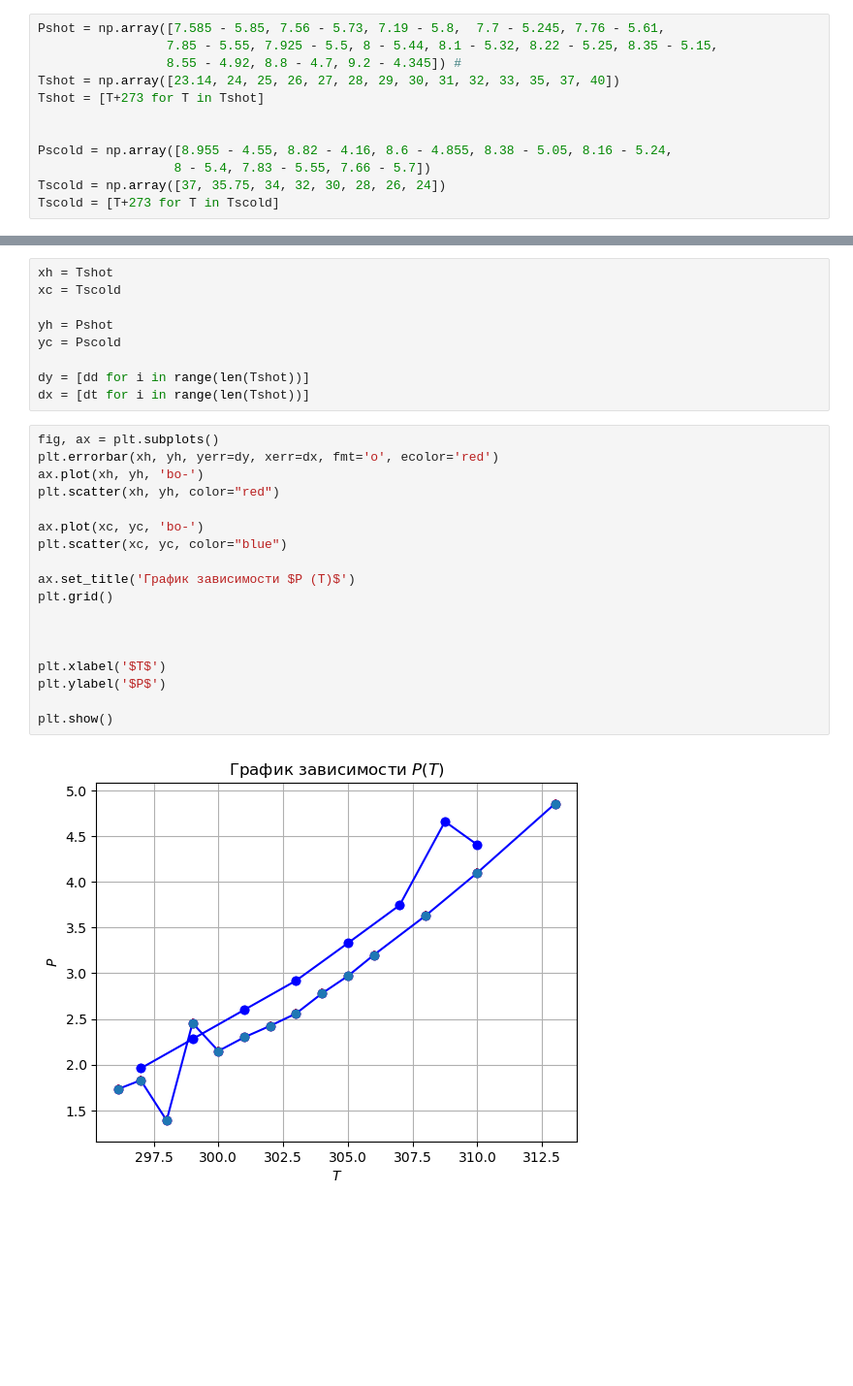
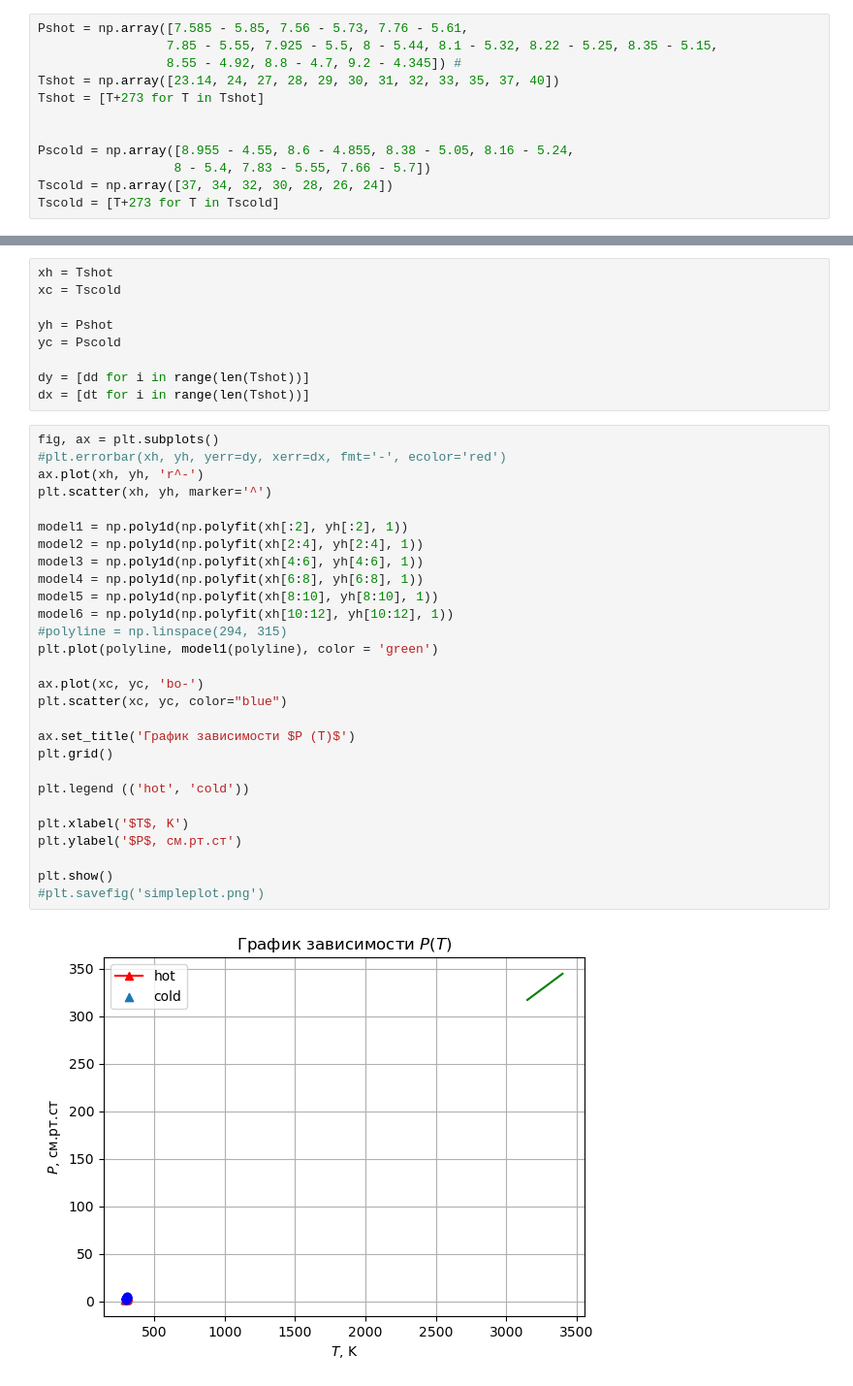
Before and after one commit to juliaProjorlivy/laba, a Jupyter notebook: 2_sem/laba_2.4.1/2.4.1.ipynb, the cells around one changed output, grey strips where cells are left out. Shown at 97% size. Drawn from its saved outputs; the diff is of its cells as text; blank space fills up the shorter version.

```diff
--- a/2_sem/laba_2.4.1/2.4.1.ipynb
+++ b/2_sem/laba_2.4.1/2.4.1.ipynb
@@ -10,15 +11,15 @@ rho = 13500
 dd = 0.5 * 0.1 #cm
 dt = 0.01
 # %%
-Pshot = np.array([7.585 - 5.85, 7.56 - 5.73, 7.19 - 5.8,  7.7 - 5.245, 7.76 - 5.61,
+Pshot = np.array([7.585 - 5.85, 7.56 - 5.73, 7.76 - 5.61,
                  7.85 - 5.55, 7.925 - 5.5, 8 - 5.44, 8.1 - 5.32, 8.22 - 5.25, 8.35 - 5.15,
                  8.55 - 4.92, 8.8 - 4.7, 9.2 - 4.345]) #
-Tshot = np.array([23.14, 24, 25, 26, 27, 28, 29, 30, 31, 32, 33, 35, 37, 40])
+Tshot = np.array([23.14, 24, 27, 28, 29, 30, 31, 32, 33, 35, 37, 40])
 Tshot = [T+273 for T in Tshot]
 
 
-Pscold = np.array([8.955 - 4.55, 8.82 - 4.16, 8.6 - 4.855, 8.38 - 5.05, 8.16 - 5.24,
+Pscold = np.array([8.955 - 4.55, 8.6 - 4.855, 8.38 - 5.05, 8.16 - 5.24,
                   8 - 5.4, 7.83 - 5.55, 7.66 - 5.7])
-Tscold = np.array([37, 35.75, 34, 32, 30, 28, 26, 24])
+Tscold = np.array([37, 34, 32, 30, 28, 26, 24])
 Tscold = [T+273 for T in Tscold]
 # %%
@@ -55,21 +54,31 @@ dy = [dd for i in range(len(Tshot))]
 dx = [dt for i in range(len(Tshot))]
 # %%
 fig, ax = plt.subplots()
-plt.errorbar(xh, yh, yerr=dy, xerr=dx, fmt='o', ecolor='red')
-ax.plot(xh, yh, 'bo-')
-plt.scatter(xh, yh, color="red")
+#plt.errorbar(xh, yh, yerr=dy, xerr=dx, fmt='-', ecolor='red')
+ax.plot(xh, yh, 'r^-')
+plt.scatter(xh, yh, marker='^')
+
+model1 = np.poly1d(np.polyfit(xh[:2], yh[:2], 1))
+model2 = np.poly1d(np.polyfit(xh[2:4], yh[2:4], 1))
+model3 = np.poly1d(np.polyfit(xh[4:6], yh[4:6], 1))
+model4 = np.poly1d(np.polyfit(xh[6:8], yh[6:8], 1))
+model5 = np.poly1d(np.polyfit(xh[8:10], yh[8:10], 1))
+model6 = np.poly1d(np.polyfit(xh[10:12], yh[10:12], 1))
+#polyline = np.linspace(294, 315)
+plt.plot(polyline, model1(polyline), color = 'green')
 
 ax.plot(xc, yc, 'bo-')
 plt.scatter(xc, yc, color="blue")
 
 ax.set_title('График зависимости $P (T)$')
 plt.grid()
 
+plt.legend (('hot', 'cold'))
 
-
-plt.xlabel('$T$')
-plt.ylabel('$P$')
+plt.xlabel('$T$, K')
+plt.ylabel('$P$, см.рт.ст')
 
 plt.show()
+#plt.savefig('simpleplot.png')
 # %% [output]
-[figure, old version]
+[figure, new version]
```
Also changed, not shown: parts of 10 cells of this notebook, 8 other files.
